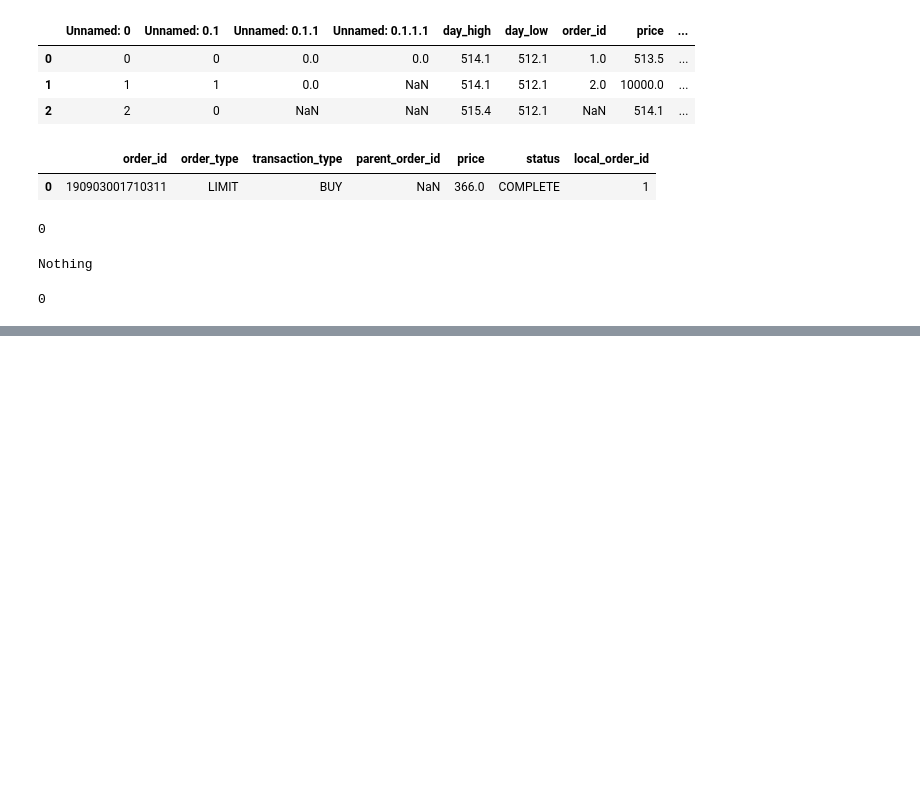
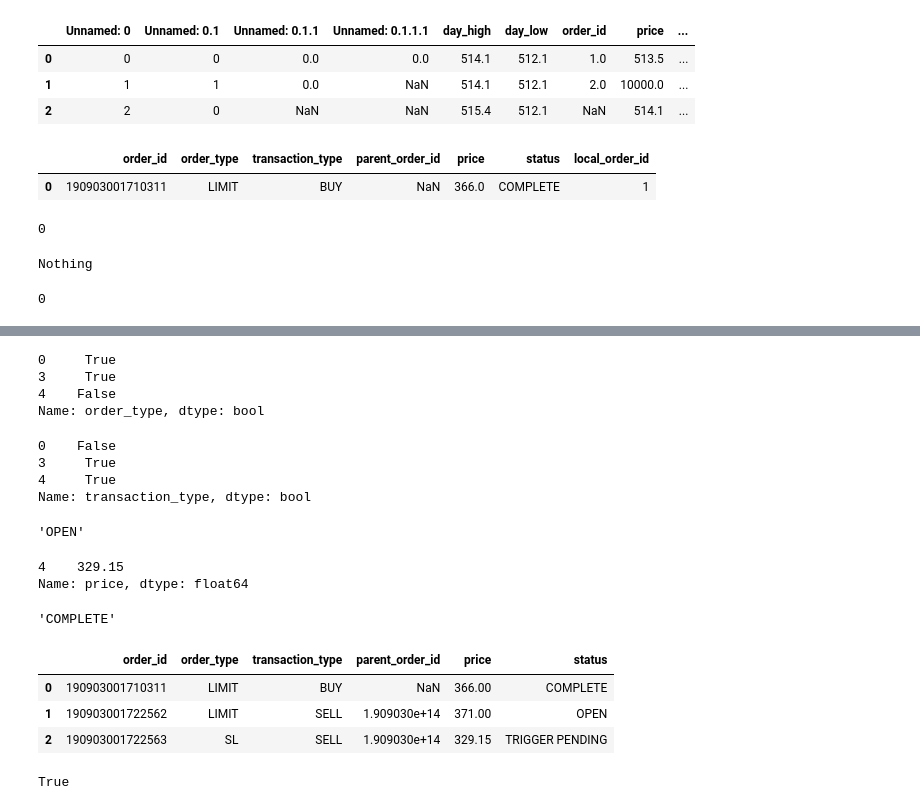
Before and after one commit to sarfrazahmed/APT, a Jupyter notebook: Live_Trading/OMS_Test.ipynb, the cells around one changed output, grey strips where cells are left out. Cells and saved outputs as stored; diff of their text form; code cells hidden in the pictures; blank space fills up the shorter version.

```diff
--- a/Live_Trading/OMS_Test.ipynb
+++ b/Live_Trading/OMS_Test.ipynb
@@ -195,0 +241,39 @@ strategy_orders['semi-target_status'][strategy_orders['order_id'] == current_ord
+# %%
+current_order['order_type'] == 'LIMIT'
+# %% [output]
+0     True
+3     True
+4    False
+Name: order_type, dtype: bool
+# %%
+current_order['transaction_type'] != current_order.at[0, 'transaction_type']
+# %% [output]
+0    False
+3     True
+4     True
+Name: transaction_type, dtype: bool
+# %%
+kite_orders['status'][kite_orders['order_id'] == current_order['order_id'][(current_order['order_type'] == 'LIMIT') & (current_order['transaction_type'] != current_order.at[0, 'transaction_type'])].values[0]].values[0]
+# %% [output]
+'OPEN'
+# %%
+current_order['price'][current_order['order_type'] == 'SL']
+# %% [output]
+4    329.15
+Name: price, dtype: float64
+# %%
+kite_orders['status'][kite_orders['order_id'] == current_order.at[0, 'order_id']].values[0]
+# %% [output]
+'COMPLETE'
+# %%
+current_order = current_order.reset_index(drop=True)
+current_order
+# %% [output]
+|  | order_id | order_type | transaction_type | parent_order_id | price | status |
+| 0 | 190903001710311 | LIMIT | BUY | NaN | 366.00 | COMPLETE |
+| 1 | 190903001722562 | LIMIT | SELL | 1.909030e+14 | 371.00 | OPEN |
+| 2 | 190903001722563 | SL | SELL | 1.909030e+14 | 329.15 | TRIGGER PENDING |
+# %%
+current_order.at[0, 'status'] == 'COMPLETE' and current_order.at[1, 'status'] == 'OPEN'
+# %% [output]
+True
```
Also changed, not shown: parts of 10 cells of this notebook, 1 other file.
